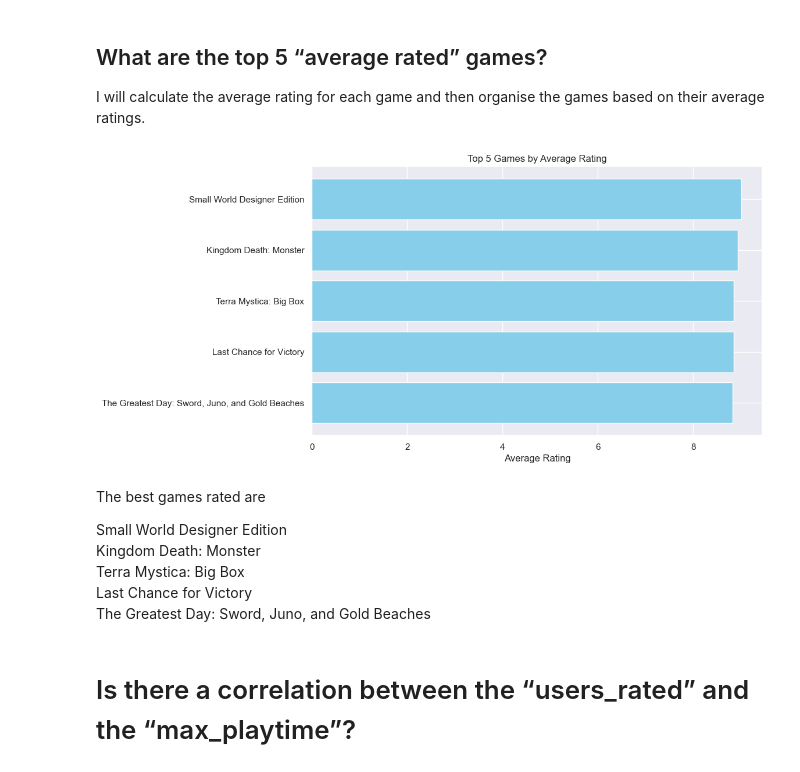
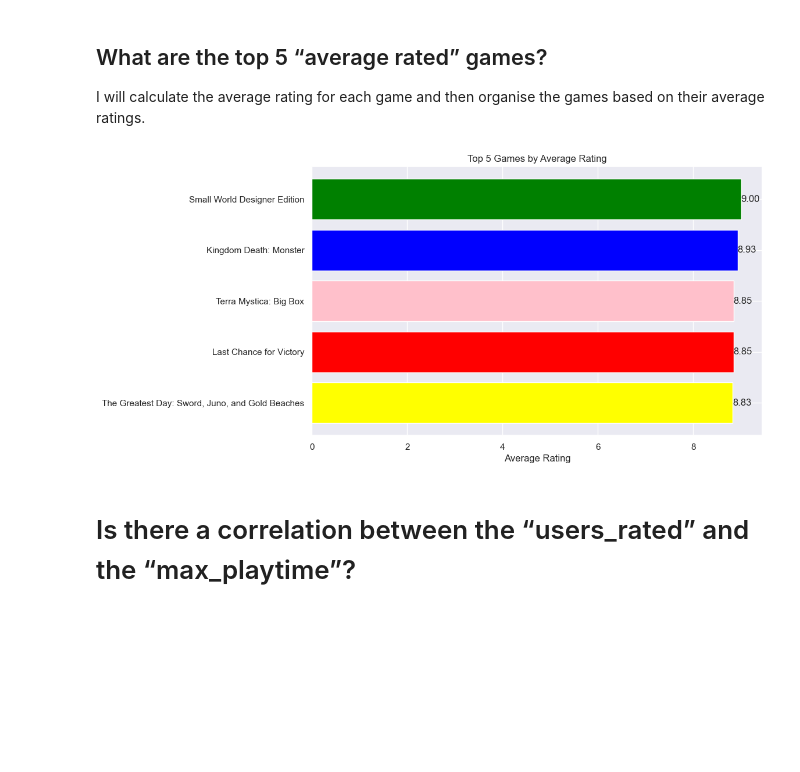
Before and after one commit to laisameno16/Data-Visualisation-Techniques, a Jupyter notebook: LaisAmeno_DVisHDip_CA1.ipynb, the cells around one changed output. Saved outputs shown, nothing was run; the diff lists cells and outputs as text; code cells hidden in the pictures; blank space fills up the shorter version.

Commit message:
update first task
Added colours to make the plot more attractive and the scores of the games

```diff
--- a/LaisAmeno_DVisHDip_CA1.ipynb
+++ b/LaisAmeno_DVisHDip_CA1.ipynb
@@ -107,28 +107,27 @@ average_ratings = df.groupby('name')['average_rating'].mean()
 # %%
 # Sort the games by average rating in descending order
 top_games = average_ratings.sort_values(ascending=False).head(5)
-# %%
-# Extract the game titles and average ratings from the top_games DataFrame
-game_titles = top_games.index
-average_ratings = top_games.values
-
-# Create a bar plot to visualize the top 5 games
-plt.figure(figsize=(10, 6))
-plt.barh(game_titles, average_ratings, color='skyblue')
-plt.xlabel('Average Rating')
-plt.title('Top 5 Games by Average Rating')
-plt.gca().invert_yaxis()  # Invert the y-axis to display the highest rated game at the top
-plt.show()
-# %% [output]
-[figure, removed]
-# %% [markdown]
-The best games rated are
-
-Small World Designer Edition
-Kingdom Death: Monster
-Terra Mystica: Big Box
-Last Chance for Victory
-The Greatest Day: Sword, Juno, and Gold Beaches
+# %%
+import matplotlib.pyplot as plt
+
+# Extract the game titles and average ratings from the top_games DataFrame
+game_titles = top_games.index
+average_ratings = top_games.values
+
+# Create a bar plot to visualize the top 5 games
+plt.figure(figsize=(10, 6))
+bars = plt.barh(game_titles, average_ratings, color=["green","blue","pink","red",'yellow'])
+plt.xlabel('Average Rating')
+plt.title('Top 5 Games by Average Rating')
+plt.gca().invert_yaxis()  # Invert the y-axis to display the highest rated game at the top
+
+# Annotate the bars with their respective scores
+for bar, rating in zip(bars, average_ratings):
+    plt.text(bar.get_width(), bar.get_y() + bar.get_height()/2, f'{rating:.2f}', va='center')
+
+plt.show()
+# %% [output]
+[figure, added]
 # %% [markdown]
 # Is there a correlation between the “users_rated” and the “max_playtime”?
 # %%
```
Also changed, not shown: parts of 1 cell of this notebook.
